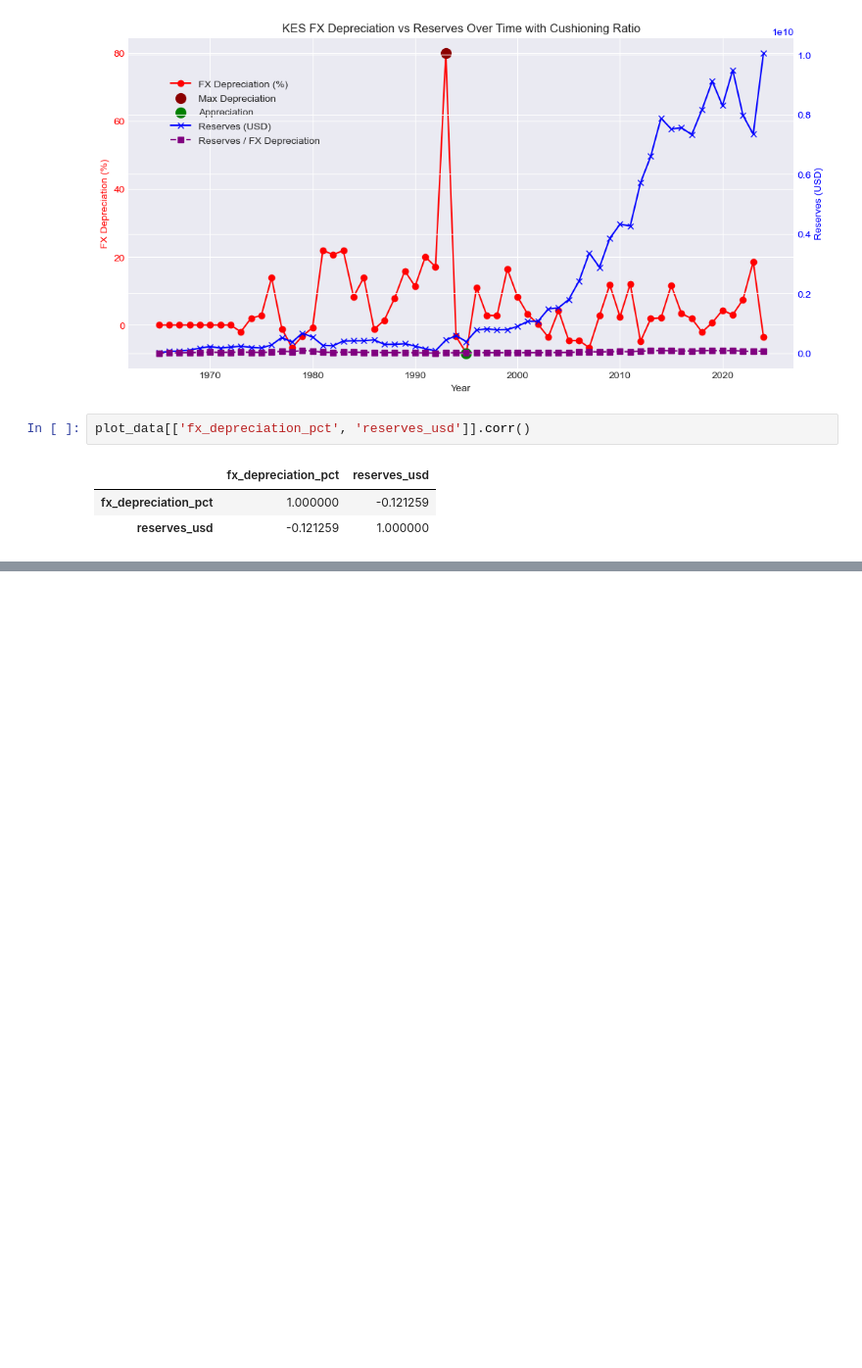
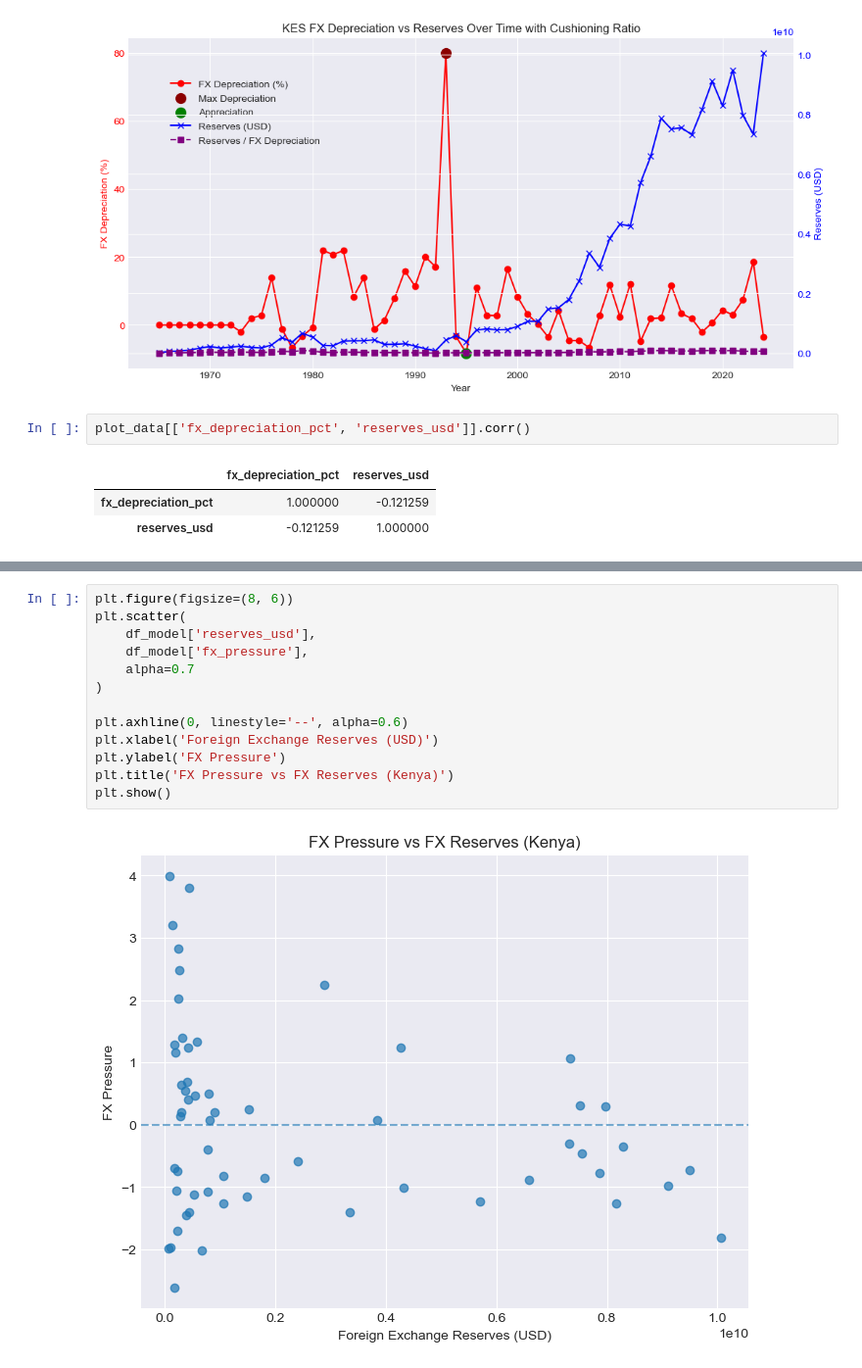
Before and after one commit to GACHINGU/AI-Financial-Crisis-Prediction, a Jupyter notebook: Index.ipynb, the cells around one changed output, grey strips where cells are left out. Shown at 98% size. Saved outputs shown, nothing was run; the diff lists cells and outputs as text; blank space fills up the shorter version.

```diff
--- a/Index.ipynb
+++ b/Index.ipynb
@@ -646,0 +849,15 @@ plot_data[['fx_depreciation_pct', 'reserves_usd']].corr()
+# %%
+plt.figure(figsize=(8, 6))
+plt.scatter(
+    df_model['reserves_usd'],
+    df_model['fx_pressure'],
+    alpha=0.7
+)
+
+plt.axhline(0, linestyle='--', alpha=0.6)
+plt.xlabel('Foreign Exchange Reserves (USD)')
+plt.ylabel('FX Pressure')
+plt.title('FX Pressure vs FX Reserves (Kenya)')
+plt.show()
+# %% [output]
+[figure, added]
```
Also changed, not shown: parts of 40 cells of this notebook, 3 other files.
